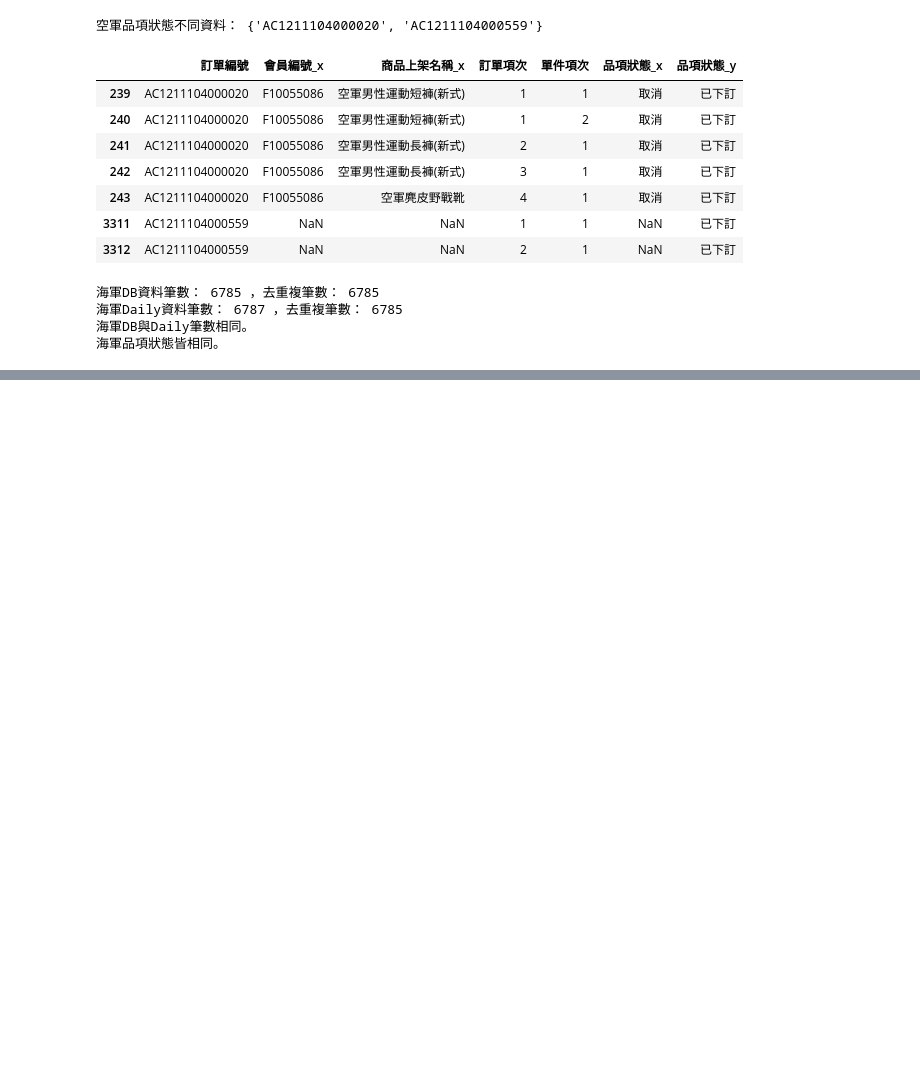
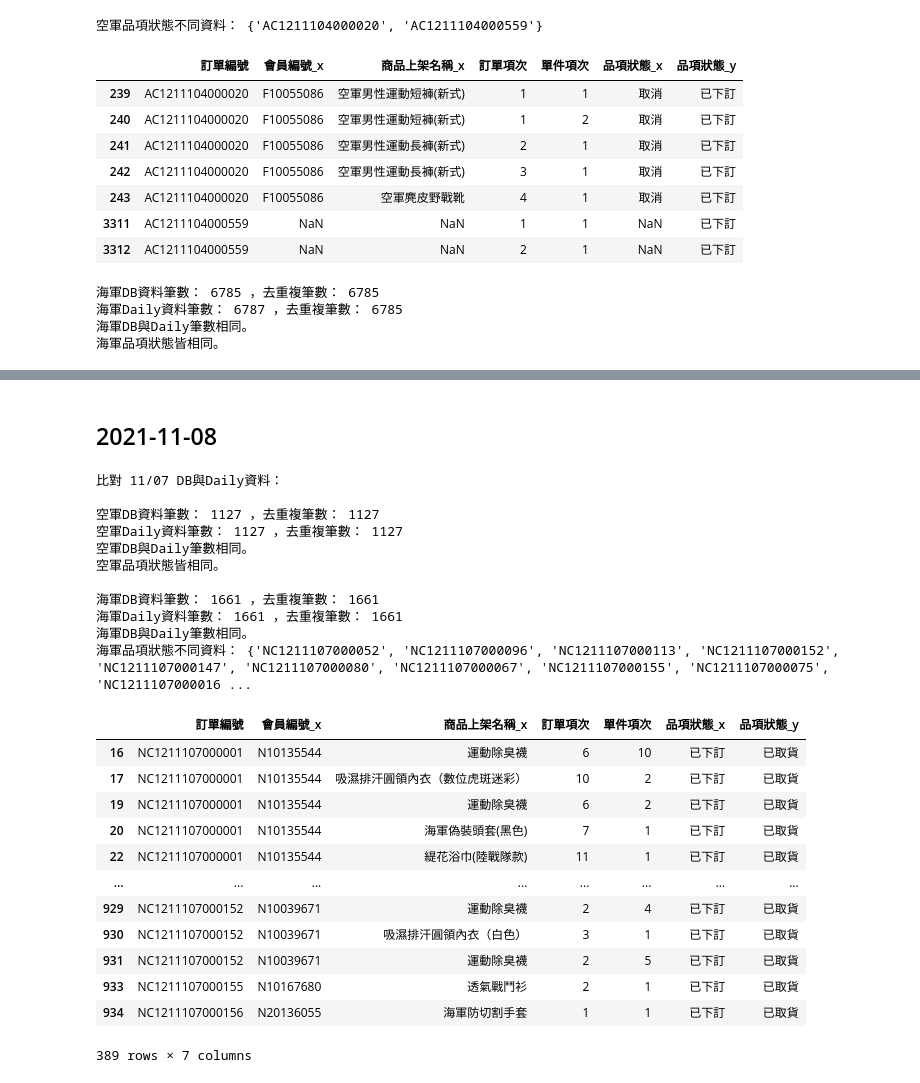
Before and after one commit to mei-chun/CNLproject, a Jupyter notebook: 每日比較.ipynb, the cells around one changed output, grey strips where cells are left out. Saved outputs shown, nothing was run; the diff lists cells and outputs as text; code cells hidden in the pictures; blank space fills up the shorter version.

```diff
--- a/每日比較.ipynb
+++ b/每日比較.ipynb
@@ -319,0 +397,30 @@ compare_data('11/05', '../../../每日比對/ECSalse211105test_af.csv', '../../E
+# %% [markdown]
+## 2021-11-08
+# %%
+compare_data('11/07', '../../../每日比對/ECSalse211108test_af.csv', '../../ECData_1101108/ECSaleData20211108_airforce.txt'\
+             , '../../../每日比對/ECSalse211108test_navy.csv', '../../ECData_1101108/ECSaleData20211108_navy.txt')
+# %% [output]
+比對 11/07 DB與Daily資料：
+
+空軍DB資料筆數： 1127 ，去重複筆數： 1127
+空軍Daily資料筆數： 1127 ，去重複筆數： 1127
+空軍DB與Daily筆數相同。
+空軍品項狀態皆相同。
+
+海軍DB資料筆數： 1661 ，去重複筆數： 1661
+海軍Daily資料筆數： 1661 ，去重複筆數： 1661
+海軍DB與Daily筆數相同。
+海軍品項狀態不同資料： {'NC1211107000052', 'NC1211107000096', 'NC1211107000113', 'NC1211107000152', 'NC1211107000147', 'NC1211107000080', 'NC1211107000067', 'NC1211107000155', 'NC1211107000075', 'NC1211107000016 ...
+|  | 訂單編號 | 會員編號_x | 商品上架名稱_x | 訂單項次 | 單件項次 | 品項狀態_x | 品項狀態_y |
+| 16 | NC1211107000001 | N10135544 | 運動除臭襪 | 6 | 10 | 已下訂 | 已取貨 |
+| 17 | NC1211107000001 | N10135544 | 吸濕排汗圓領內衣（數位虎斑迷彩） | 10 | 2 | 已下訂 | 已取貨 |
+| 19 | NC1211107000001 | N10135544 | 運動除臭襪 | 6 | 2 | 已下訂 | 已取貨 |
+| 20 | NC1211107000001 | N10135544 | 海軍偽裝頭套(黑色) | 7 | 1 | 已下訂 | 已取貨 |
+| 22 | NC1211107000001 | N10135544 | 緹花浴巾(陸戰隊款) | 11 | 1 | 已下訂 | 已取貨 |
+| ... | ... | ... | ... | ... | ... | ... | ... |
+| 929 | NC1211107000152 | N10039671 | 運動除臭襪 | 2 | 4 | 已下訂 | 已取貨 |
+| 930 | NC1211107000152 | N10039671 | 吸濕排汗圓領內衣（白色） | 3 | 1 | 已下訂 | 已取貨 |
+| 931 | NC1211107000152 | N10039671 | 運動除臭襪 | 2 | 5 | 已下訂 | 已取貨 |
+| 933 | NC1211107000155 | N10167680 | 透氣戰鬥衫 | 2 | 1 | 已下訂 | 已取貨 |
+| 934 | NC1211107000156 | N20136055 | 海軍防切割手套 | 1 | 1 | 已下訂 | 已取貨 |
+389 rows × 7 columns
```
Also changed, not shown: parts of 4 cells of this notebook.
